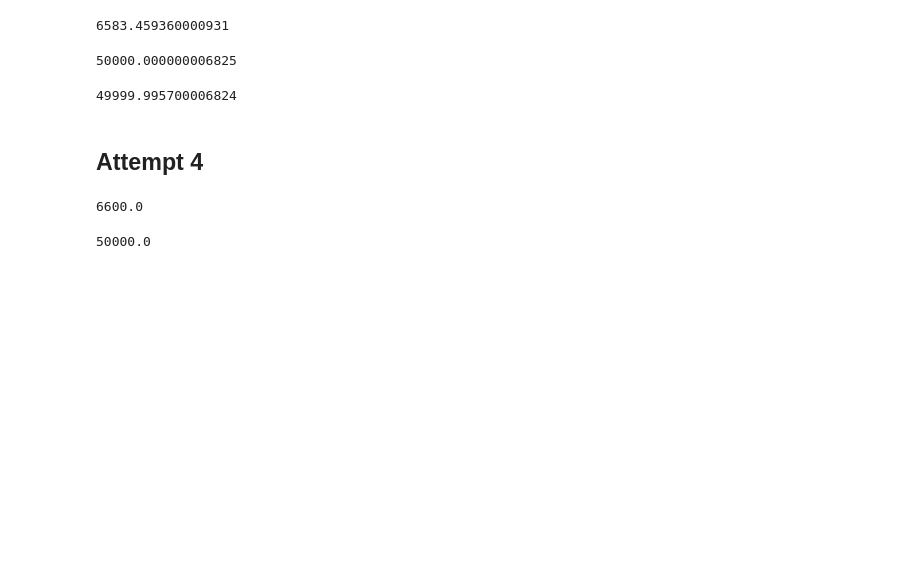
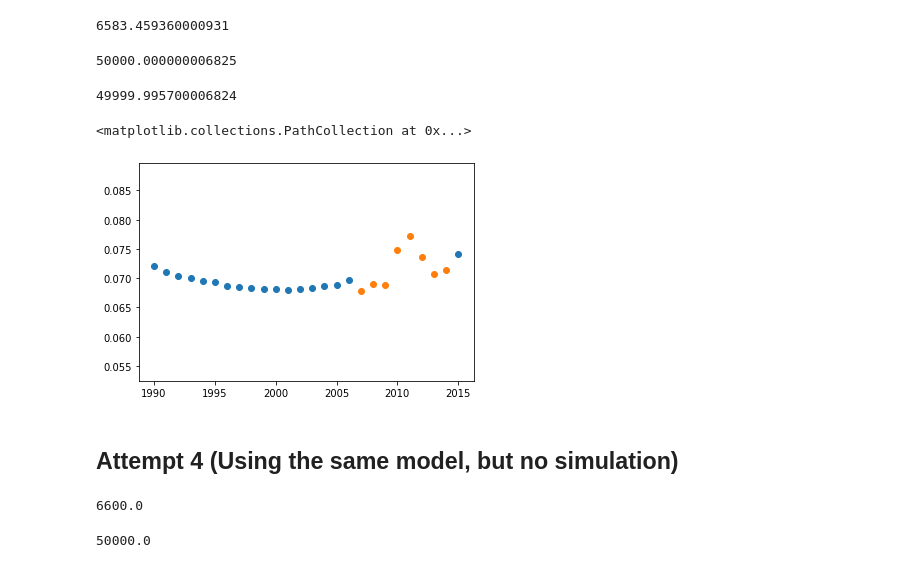
Before and after one commit to D1nay/prohack2020, a Jupyter notebook: Attempts 3+.ipynb, the cells around one changed output. Saved outputs shown, nothing was run; the diff lists cells and outputs as text; code cells hidden in the pictures; blank space fills up the shorter version.

Commit message:
Attempt 5

```diff
--- a/Attempts 3+.ipynb
+++ b/Attempts 3+.ipynb
@@ -275,8 +275,27 @@ answer3 = pd.DataFrame({'pred': y_pred, 'opt_pred':alloc_mod})
 answer3.index.name = 'index'
 # %%
 answer3.to_csv('answer3.csv')
+# %%
+data_ind = data.set_index(['year', 'country'])
+# %%
+test_ind = test.set_index(['year', 'country'])
+# %%
+test_ind['y'] = y_pred
+# %%
+idx = pd.IndexSlice
+country = 'Kazakhstan'
+y = data_ind.loc[idx[:, country], 'y']
+x = [x[0] for x in data_ind.loc[idx[:, country], 'y'].index]
+plt.scatter(x, y)
+
+y2 = test_ind.loc[idx[:, country], 'y']
+x2 = [x[0] for x in test_ind.loc[idx[:, country], 'y'].index]
+plt.scatter(x2, y2)
+# %% [output]
+<matplotlib.collections.PathCollection at 0x...>
+[figure, added]
 # %% [markdown]
-## Attempt 4
+## Attempt 4 (Using the same model, but no simulation)
 # %%
 alloc4 = np.zeros(890)
 # %%
```
Also changed, not shown: parts of 17 cells of this notebook, 3 other files.
